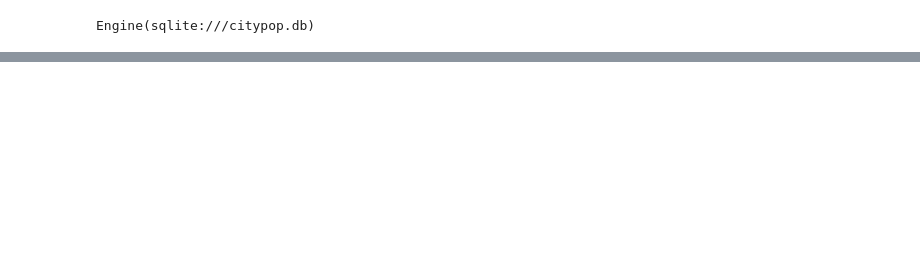
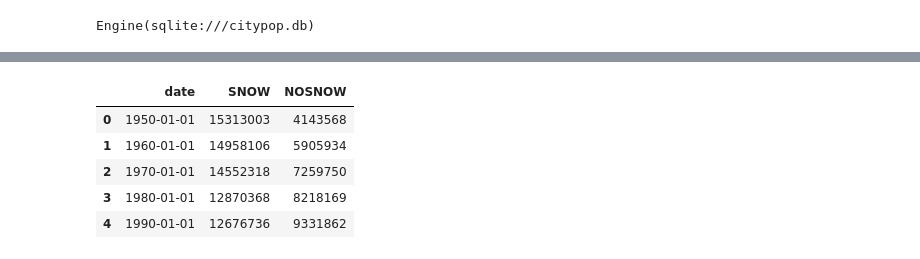
Before and after one commit to kahmed1996/Project-2, a Jupyter notebook: PopulationSnowVsSunGraph/jupyter.ipynb, the cells around one changed output, grey strips where cells are left out. Cells and saved outputs as stored; diff of their text form; code cells hidden in the pictures; blank space fills up the shorter version.

```diff
--- a/PopulationSnowVsSunGraph/jupyter.ipynb
+++ b/PopulationSnowVsSunGraph/jupyter.ipynb
@@ -36,0 +67,11 @@ AttributeError: date
+# %%
+dataframe_PD['SNOW']=pd.to_numeric(dataframe_PD['SNOW'])
+dataframe_PD['NOSNOW']=pd.to_numeric(dataframe_PD['NOSNOW'])
+dataframe_PD.head()
+# %% [output]
+|  | date | SNOW | NOSNOW |
+| 0 | 1950-01-01 | 15313003 | 4143568 |
+| 1 | 1960-01-01 | 14958106 | 5905934 |
+| 2 | 1970-01-01 | 14552318 | 7259750 |
+| 3 | 1980-01-01 | 12870368 | 8218169 |
+| 4 | 1990-01-01 | 12676736 | 9331862 |
```
Also changed, not shown: parts of 6 cells of this notebook, 3 other files.
